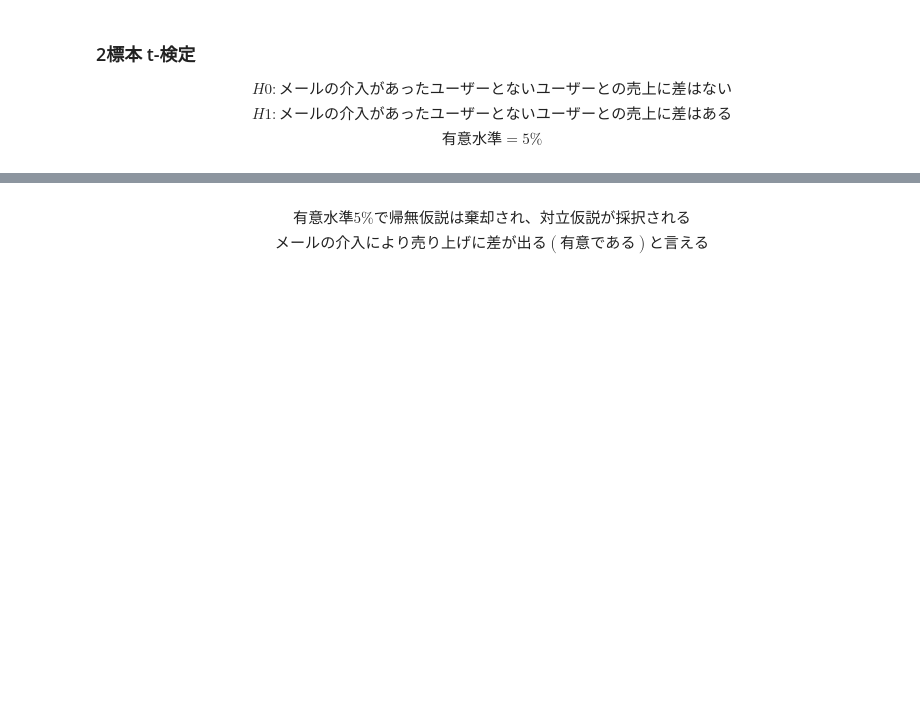
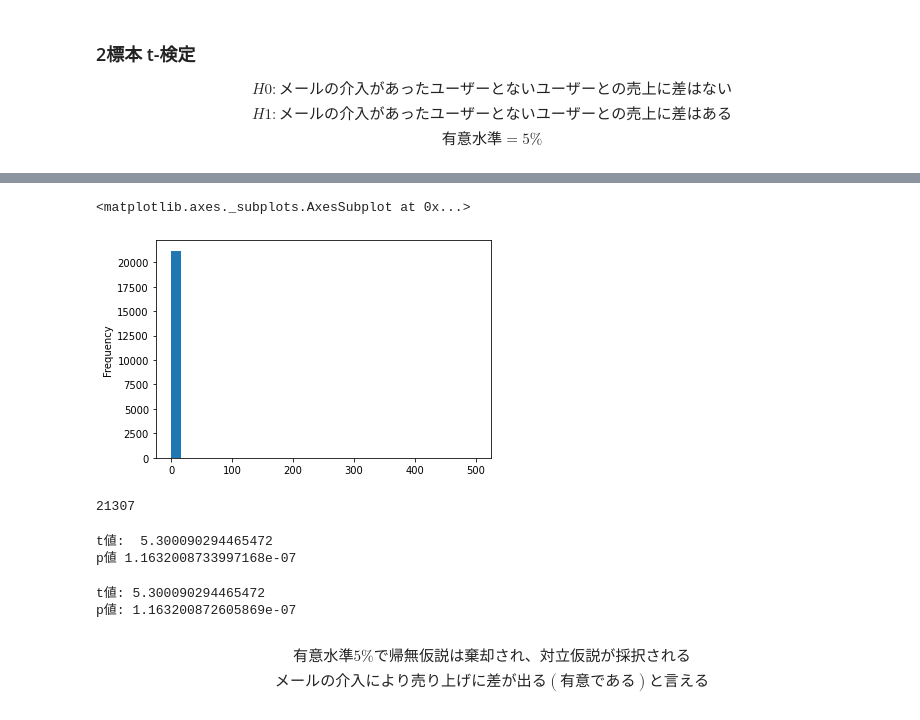
Before and after one commit to shige0409/book-learning, a Jupyter notebook: 3-効果検証入門～正しい比較のための因果推論／計量経済学の基礎/ch1-セレクションバイアスとRCT.ipynb, the cells around one changed output, grey strips where cells are left out. Cells and saved outputs as stored; diff of their text form; code cells hidden in the pictures; blank space fills up the shorter version.

Commit message:
対応のないt検定をスクラッチ => 正規性がなさそうだが、この検定を行って大丈夫か？ Welchのt検定の方が一般的?

```diff
--- a/3-効果検証入門～正しい比較のための因果推論／計量経済学の基礎/ch1-セレクションバイアスとRCT.ipynb
+++ b/3-効果検証入門～正しい比較のための因果推論／計量経済学の基礎/ch1-セレクションバイアスとRCT.ipynb
@@ -123,3 +146,35 @@ p値: 1.163200872605869e-07
+# %%
+groupB_spend.plot.hist(bins=30)
+# %% [output]
+<matplotlib.axes._subplots.AxesSubplot at 0x...>
+[figure, added]
+# %%
+groupA_spend.shape[0]
+# %% [output]
+21307
+# %%
+# # 対応のないt検定スクラッチ
+groupA_mean_hat = groupA_spend.mean()
+groupB_mean_hat = groupB_spend.mean()
+degree_of_freedom = groupA_spend.shape[0] + groupB_spend.shape[0] - 2
+pooled_variance = ((groupA_spend.shape[0] - 1) * groupA_spend.var(ddof=1)+(groupB_spend.shape[0] - 1) * groupB_spend.var(ddof=1)) \
+/ degree_of_freedom
+# print(groupA_mean_hat, groupB_mean_hat, pooled_variance)
+t_val = (groupA_mean_hat - groupB_mean_hat) / (np.sqrt(pooled_variance) * np.sqrt((1/groupA_spend.shape[0] + 1/groupB_spend.shape[0])))
+print("t値: ",t_val)
+p_val = (1 - st.t(degree_of_freedom).cdf(t_val)) * 2 # 両側
+print("p値", p_val)
+# %% [output]
+t値:  5.300090294465472
+p値 1.1632008733997168e-07
+# %%
+# 対応のないt検定
+t_val, p_val = st.ttest_ind(groupA_spend, groupB_spend)
+print("t値:", t_val)
+print("p値:", p_val)
+# %% [output]
+t値: 5.300090294465472
+p値: 1.163200872605869e-07
 # %% [markdown]
 $$有意水準5\%で帰無仮説は棄却され、対立仮説が採択される$$
 $$メールの介入により売り上げに差が出る(有意である)と言える$$
```
Also changed, not shown: parts of 6 cells of this notebook, 1 other file.
